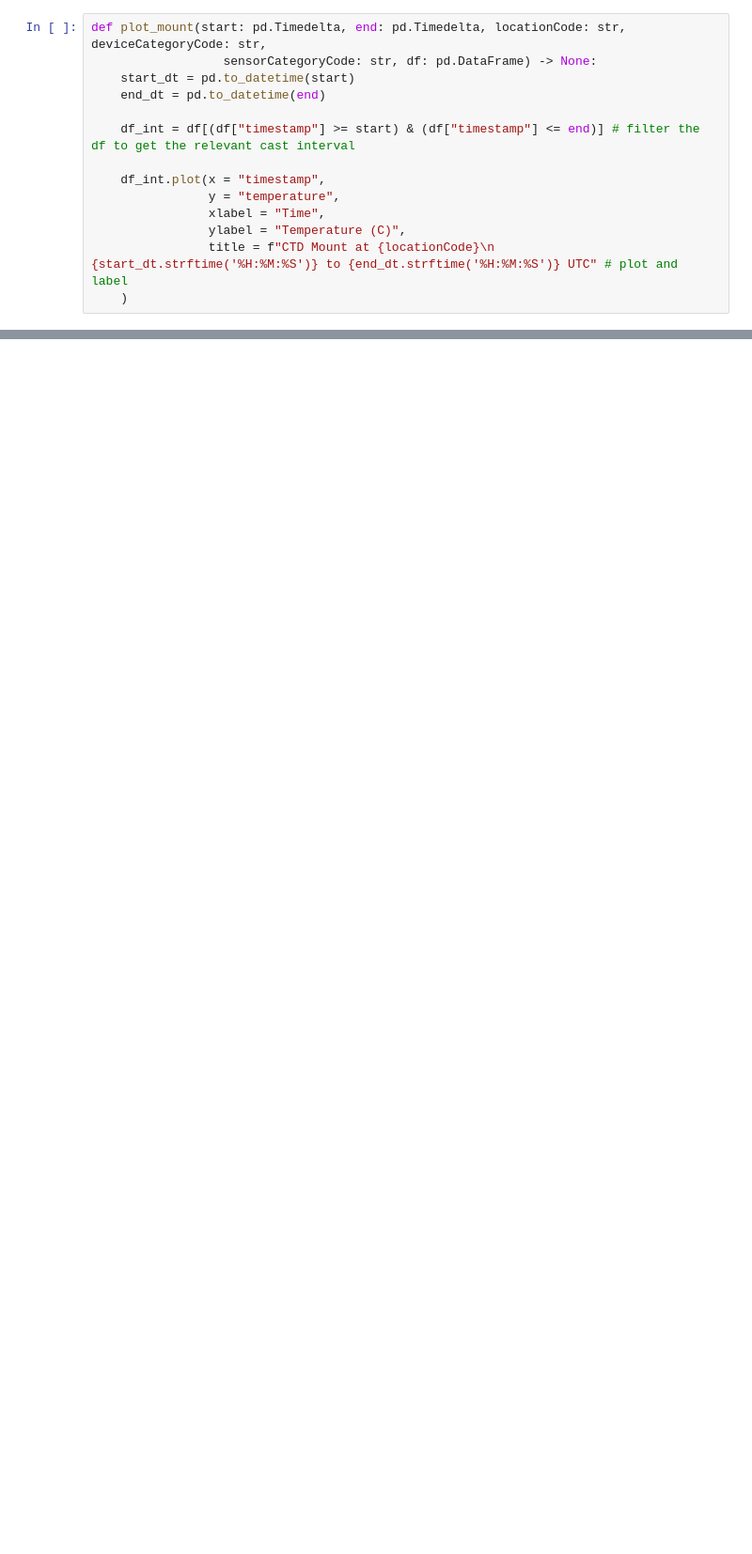
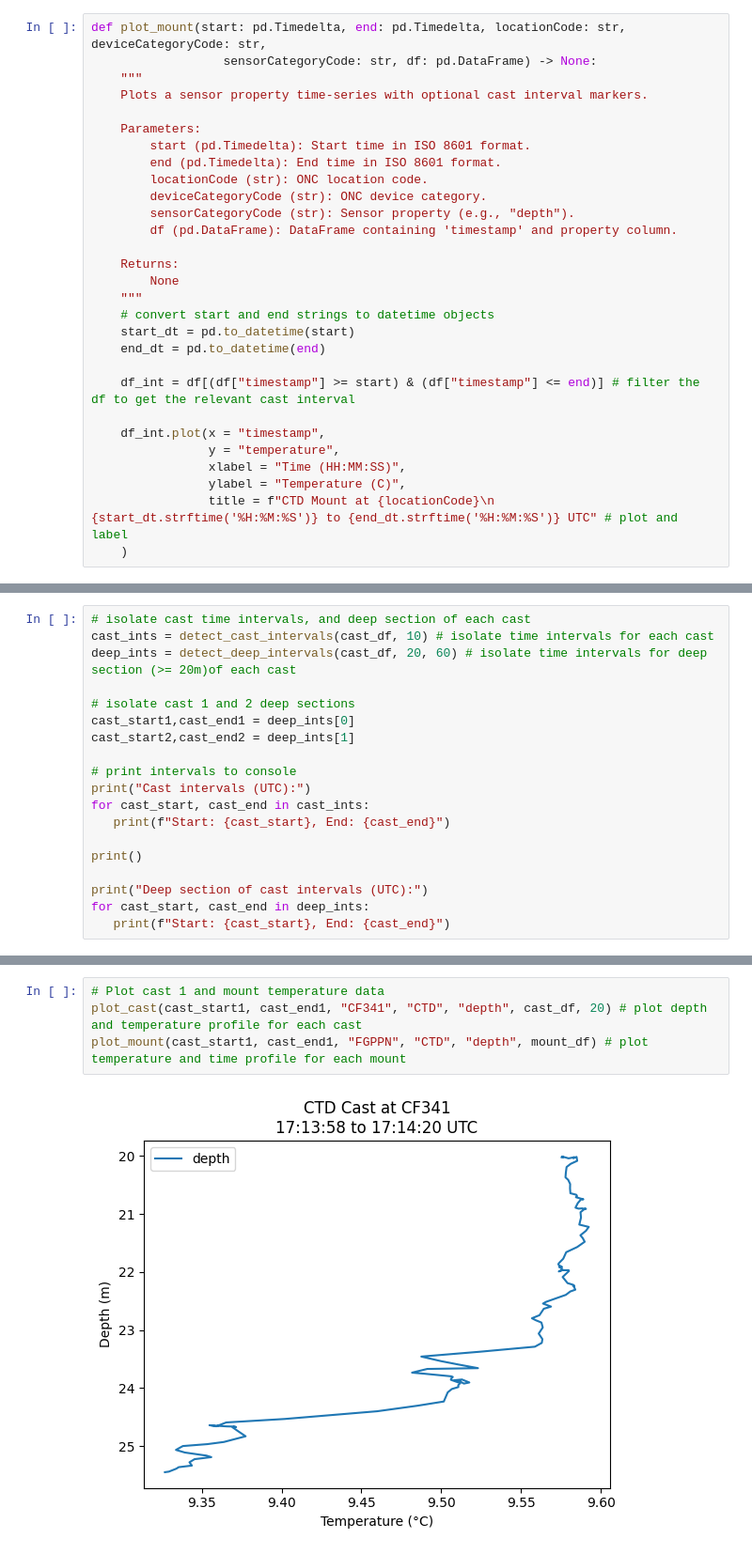
Before and after one commit to g-bertozzi/ONC-notebooks, a Jupyter notebook: fogler_pinnacle.ipynb, the cells around one changed output, grey strips where cells are left out. Shown at 94% size. Cells and saved outputs as stored; diff of their text form; blank space fills up the shorter version.

Commit message:
cleaned up and commented cast vs mount plottings

```diff
--- a/fogler_pinnacle.ipynb
+++ b/fogler_pinnacle.ipynb
@@ -178,6 +203,21 @@ def plot_cast(start: pd.Timedelta, end: pd.Timedelta, locationCode: str, deviceC
 # %%
 def plot_mount(start: pd.Timedelta, end: pd.Timedelta, locationCode: str, deviceCategoryCode: str,
                   sensorCategoryCode: str, df: pd.DataFrame) -> None:
+    """
+    Plots a sensor property time-series with optional cast interval markers.
+
+    Parameters:
+        start (pd.Timedelta): Start time in ISO 8601 format.
+        end (pd.Timedelta): End time in ISO 8601 format.
+        locationCode (str): ONC location code.
+        deviceCategoryCode (str): ONC device category.
+        sensorCategoryCode (str): Sensor property (e.g., "depth").
+        df (pd.DataFrame): DataFrame containing 'timestamp' and property column.
+
+    Returns:
+        None
+    """
+    # convert start and end strings to datetime objects
     start_dt = pd.to_datetime(start)
     end_dt = pd.to_datetime(end)
 
@@ -185,7 +225,7 @@ def plot_mount(start: pd.Timedelta, end: pd.Timedelta, locationCode: str, device
 
     df_int.plot(x = "timestamp",
                 y = "temperature",
-                xlabel = "Time",
+                xlabel = "Time (HH:MM:SS)",
                 ylabel = "Temperature (C)",
                 title = f"CTD Mount at {locationCode}\n {start_dt.strftime('%H:%M:%S')} to {end_dt.strftime('%H:%M:%S')} UTC" # plot and label
     )
@@ -233,0 +255,19 @@ Start: 2023-07-11T20:15:03.000Z, End: 2023-07-11T20:15:39.000Z
+# %%
+# isolate cast time intervals, and deep section of each cast
+cast_ints = detect_cast_intervals(cast_df, 10) # isolate time intervals for each cast
+deep_ints = detect_deep_intervals(cast_df, 20, 60) # isolate time intervals for deep section (>= 20m)of each cast
+
+# isolate cast 1 and 2 deep sections
+cast_start1,cast_end1 = deep_ints[0]
+cast_start2,cast_end2 = deep_ints[1]
+
+# print intervals to console
+print("Cast intervals (UTC):")
+for cast_start, cast_end in cast_ints:
+   print(f"Start: {cast_start}, End: {cast_end}")
+
+print()
+
+print("Deep section of cast intervals (UTC):")
+for cast_start, cast_end in deep_ints:
+   print(f"Start: {cast_start}, End: {cast_end}")
@@ -233,0 +284,6 @@ Start: 2023-07-11T20:15:03.000Z, End: 2023-07-11T20:15:39.000Z
+# %%
+# Plot cast 1 and mount temperature data
+plot_cast(cast_start1, cast_end1, "CF341", "CTD", "depth", cast_df, 20) # plot depth and temperature profile for each cast
+plot_mount(cast_start1, cast_end1, "FGPPN", "CTD", "depth", mount_df) # plot temperature and time profile for each mount
+# %% [output]
+[figure, added]
```
Also changed, not shown: parts of 20 cells of this notebook.
